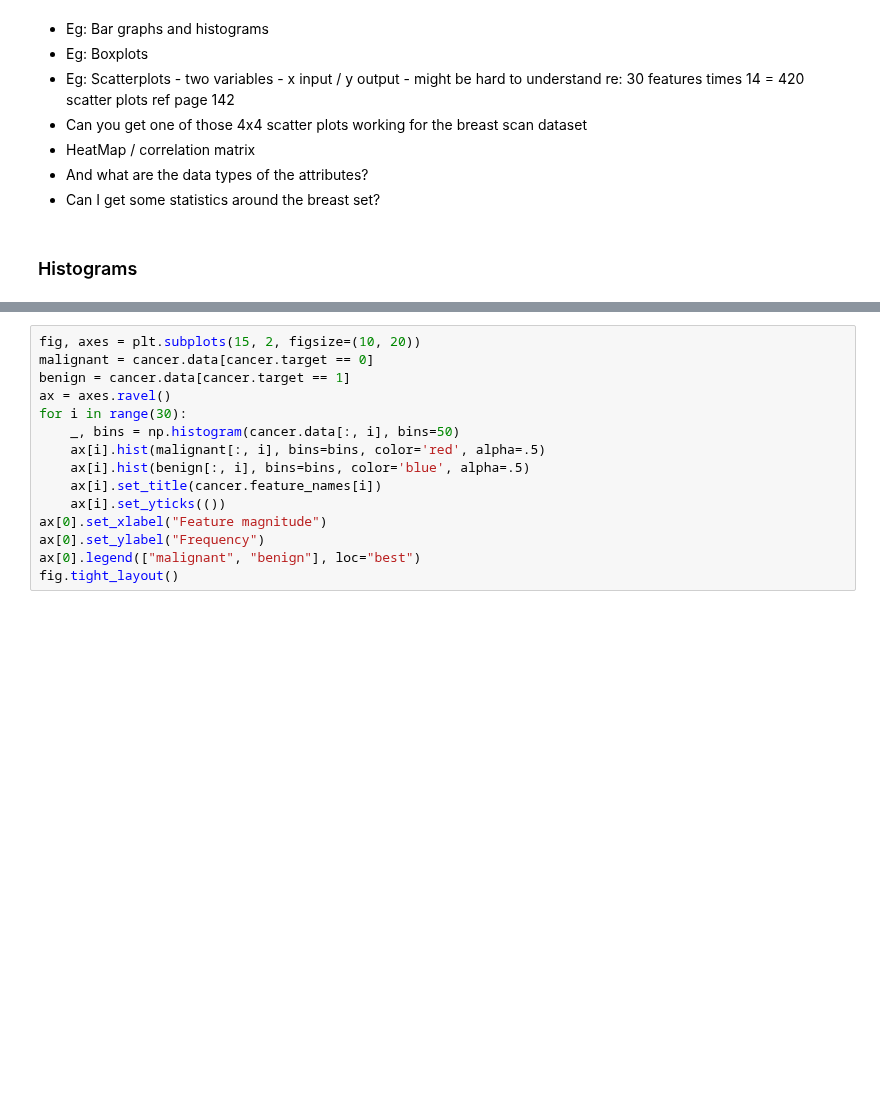
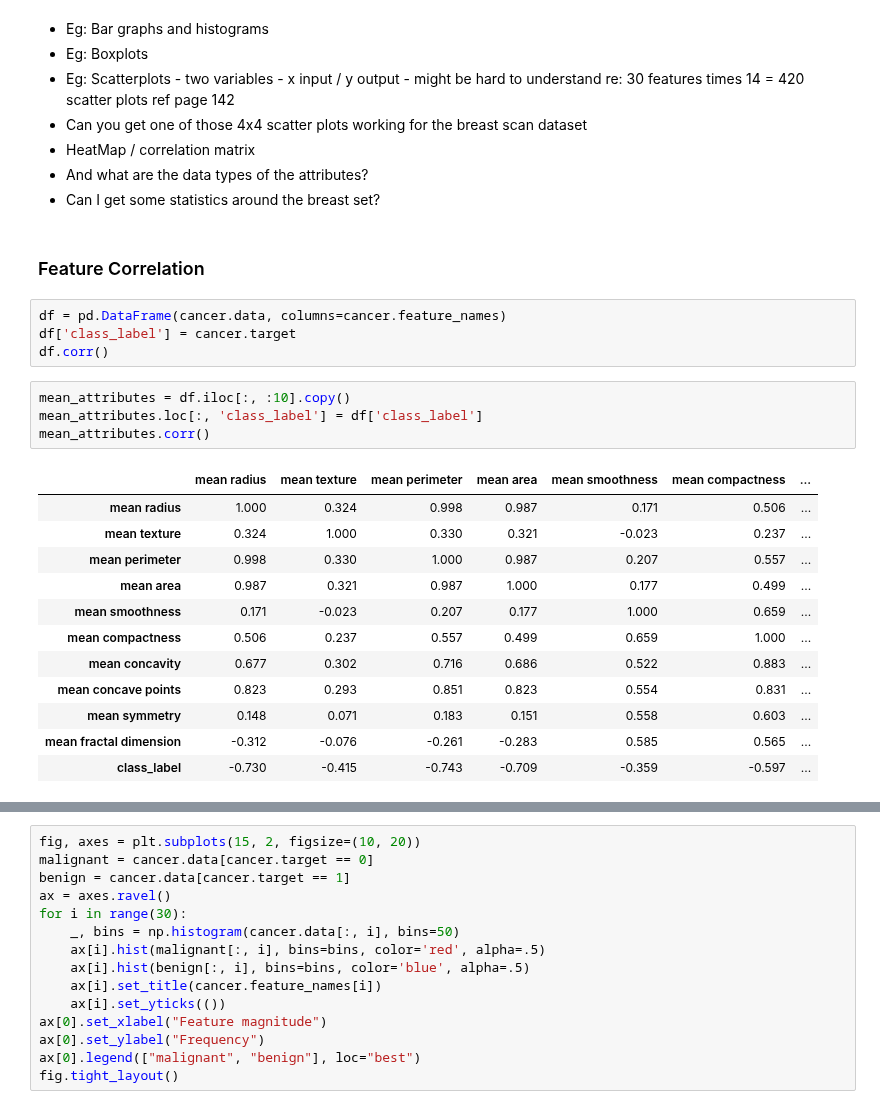
Before and after one commit to 4rtify/RoboticsJourney, a Jupyter notebook: Self_Study/1.PatternReg.ML/Uni.Assignment/Assignment_Part2/Part2.ipynb, the cells around one changed output, grey strips where cells are left out. Drawn from its saved outputs; the diff is of its cells as text; blank space fills up the shorter version.

```diff
--- a/Self_Study/1.PatternReg.ML/Uni.Assignment/Assignment_Part2/Part2.ipynb
+++ b/Self_Study/1.PatternReg.ML/Uni.Assignment/Assignment_Part2/Part2.ipynb
@@ -175,5 +162,26 @@ Dataset analysis, visualisation, feature correlation, insights extracted from da
 - HeatMap / correlation matrix
 - And what are the data types of the attributes?
 - Can I get some statistics around the breast set?
-# %% [markdown]
-### Histograms
+# %% [markdown]
+### Feature Correlation
+# %%
+df = pd.DataFrame(cancer.data, columns=cancer.feature_names)
+df['class_label'] = cancer.target
+df.corr()
+# %%
+mean_attributes = df.iloc[:, :10].copy()
+mean_attributes.loc[:, 'class_label'] = df['class_label']
+mean_attributes.corr()
+# %% [output]
+|  | mean radius | mean texture | mean perimeter | mean area | mean smoothness | mean compactness | ... |
+| mean radius | 1.000 | 0.324 | 0.998 | 0.987 | 0.171 | 0.506 | ... |
+| mean texture | 0.324 | 1.000 | 0.330 | 0.321 | -0.023 | 0.237 | ... |
+| mean perimeter | 0.998 | 0.330 | 1.000 | 0.987 | 0.207 | 0.557 | ... |
+| mean area | 0.987 | 0.321 | 0.987 | 1.000 | 0.177 | 0.499 | ... |
+| mean smoothness | 0.171 | -0.023 | 0.207 | 0.177 | 1.000 | 0.659 | ... |
+| mean compactness | 0.506 | 0.237 | 0.557 | 0.499 | 0.659 | 1.000 | ... |
+| mean concavity | 0.677 | 0.302 | 0.716 | 0.686 | 0.522 | 0.883 | ... |
+| mean concave points | 0.823 | 0.293 | 0.851 | 0.823 | 0.554 | 0.831 | ... |
+| mean symmetry | 0.148 | 0.071 | 0.183 | 0.151 | 0.558 | 0.603 | ... |
+| mean fractal dimension | -0.312 | -0.076 | -0.261 | -0.283 | 0.585 | 0.565 | ... |
+| class_label | -0.730 | -0.415 | -0.743 | -0.709 | -0.359 | -0.597 | ... |
```
Also changed, not shown: parts of 24 cells of this notebook, 1 other file.
